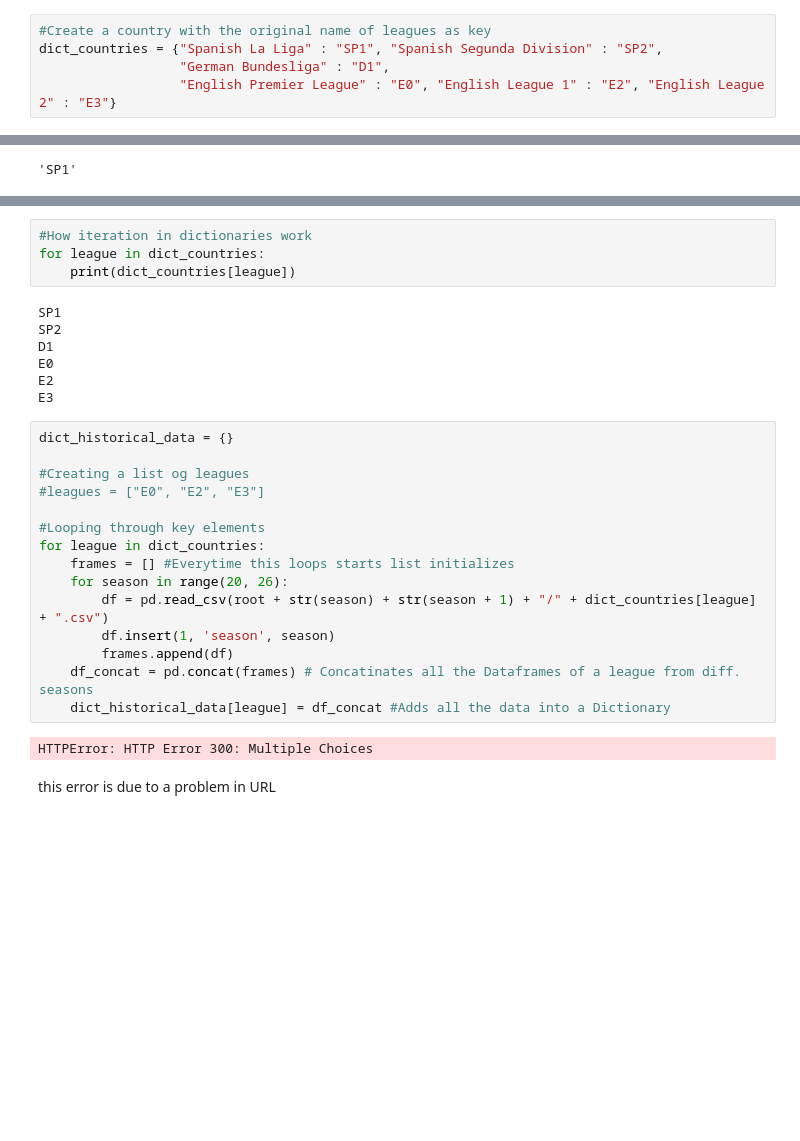
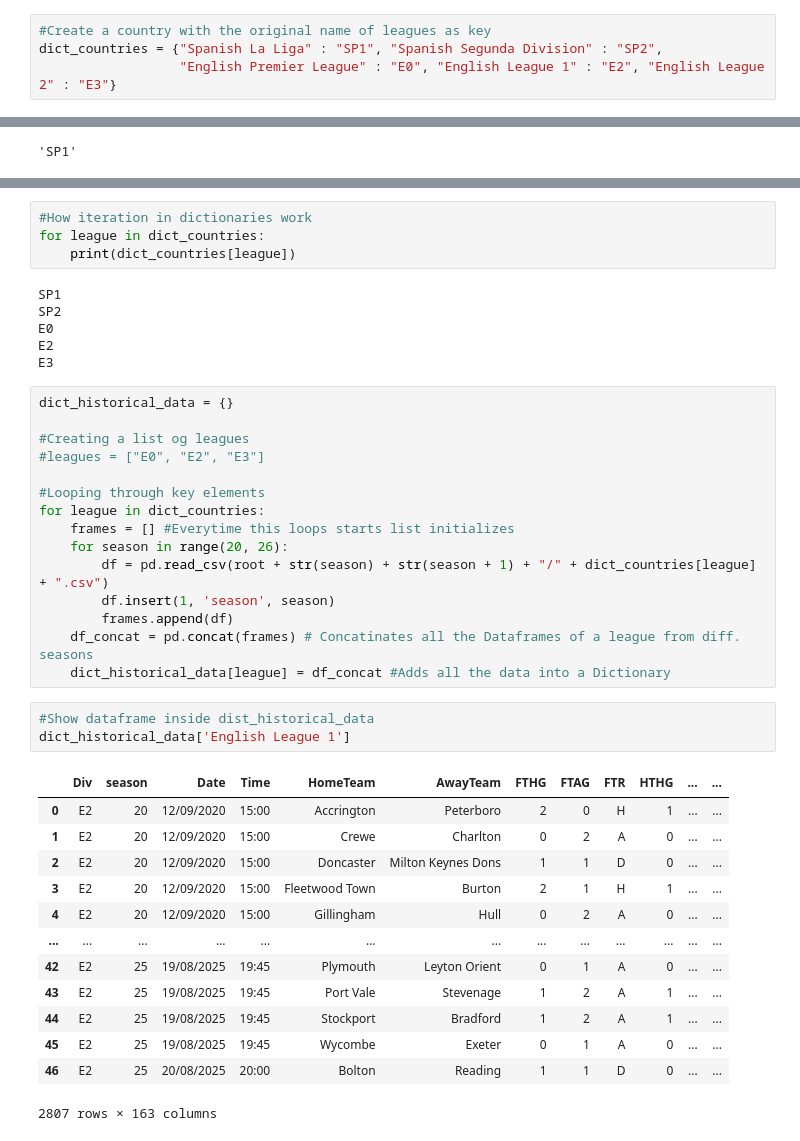
Before and after one commit to Shahaam-Sid/DataSciencePthon, a Jupyter notebook: webscrapingwithpandas.ipynb, the cells around one changed output, grey strips where cells are left out. Cells and saved outputs as stored; diff of their text form; blank space fills up the shorter version.

```diff
--- a/webscrapingwithpandas.ipynb
+++ b/webscrapingwithpandas.ipynb
@@ -176,7 +176,6 @@ frames[-1]
 # %%
 #Create a country with the original name of leagues as key
 dict_countries = {"Spanish La Liga" : "SP1", "Spanish Segunda Division" : "SP2",
-                  "German Bundesliga" : "D1",
                   "English Premier League" : "E0", "English League 1" : "E2", "English League 2" : "E3"}
 # %%
 #Get a Dictionary Element
@@ -201,7 +199,6 @@ for league in dict_countries:
 # %% [output]
 SP1
 SP2
-D1
 E0
 E2
 E3
@@ -220,7 +217,20 @@ for league in dict_countries:
         frames.append(df)
     df_concat = pd.concat(frames) # Concatinates all the Dataframes of a league from diff. seasons
     dict_historical_data[league] = df_concat #Adds all the data into a Dictionary
-# %% [output]
-HTTPError: HTTP Error 300: Multiple Choices
-# %% [markdown]
-this error is due to a problem in URL
+# %%
+#Show dataframe inside dist_historical_data
+dict_historical_data['English League 1']
+# %% [output]
+|  | Div | season | Date | Time | HomeTeam | AwayTeam | FTHG | FTAG | FTR | HTHG | ... | ... |
+| 0 | E2 | 20 | 12/09/2020 | 15:00 | Accrington | Peterboro | 2 | 0 | H | 1 | ... | ... |
+| 1 | E2 | 20 | 12/09/2020 | 15:00 | Crewe | Charlton | 0 | 2 | A | 0 | ... | ... |
+| 2 | E2 | 20 | 12/09/2020 | 15:00 | Doncaster | Milton Keynes Dons | 1 | 1 | D | 0 | ... | ... |
+| 3 | E2 | 20 | 12/09/2020 | 15:00 | Fleetwood Town | Burton | 2 | 1 | H | 1 | ... | ... |
+| 4 | E2 | 20 | 12/09/2020 | 15:00 | Gillingham | Hull | 0 | 2 | A | 0 | ... | ... |
+| ... | ... | ... | ... | ... | ... | ... | ... | ... | ... | ... | ... | ... |
+| 42 | E2 | 25 | 19/08/2025 | 19:45 | Plymouth | Leyton Orient | 0 | 1 | A | 0 | ... | ... |
+| 43 | E2 | 25 | 19/08/2025 | 19:45 | Port Vale | Stevenage | 1 | 2 | A | 1 | ... | ... |
+| 44 | E2 | 25 | 19/08/2025 | 19:45 | Stockport | Bradford | 1 | 2 | A | 1 | ... | ... |
+| 45 | E2 | 25 | 19/08/2025 | 19:45 | Wycombe | Exeter | 0 | 1 | A | 0 | ... | ... |
+| 46 | E2 | 25 | 20/08/2025 | 20:00 | Bolton | Reading | 1 | 1 | D | 0 | ... | ... |
+2807 rows × 163 columns
```
Also changed, not shown: parts of 1 cell of this notebook.
